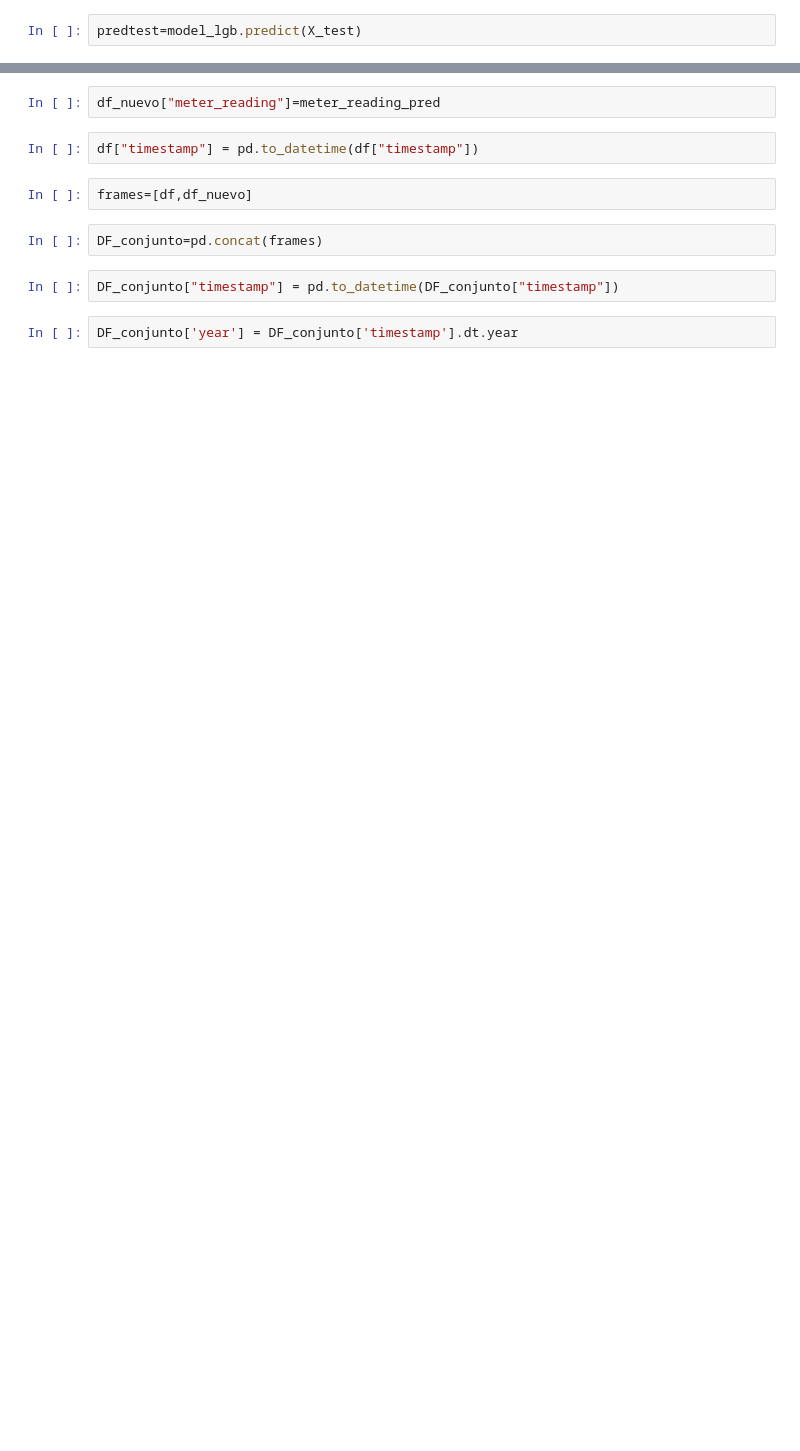
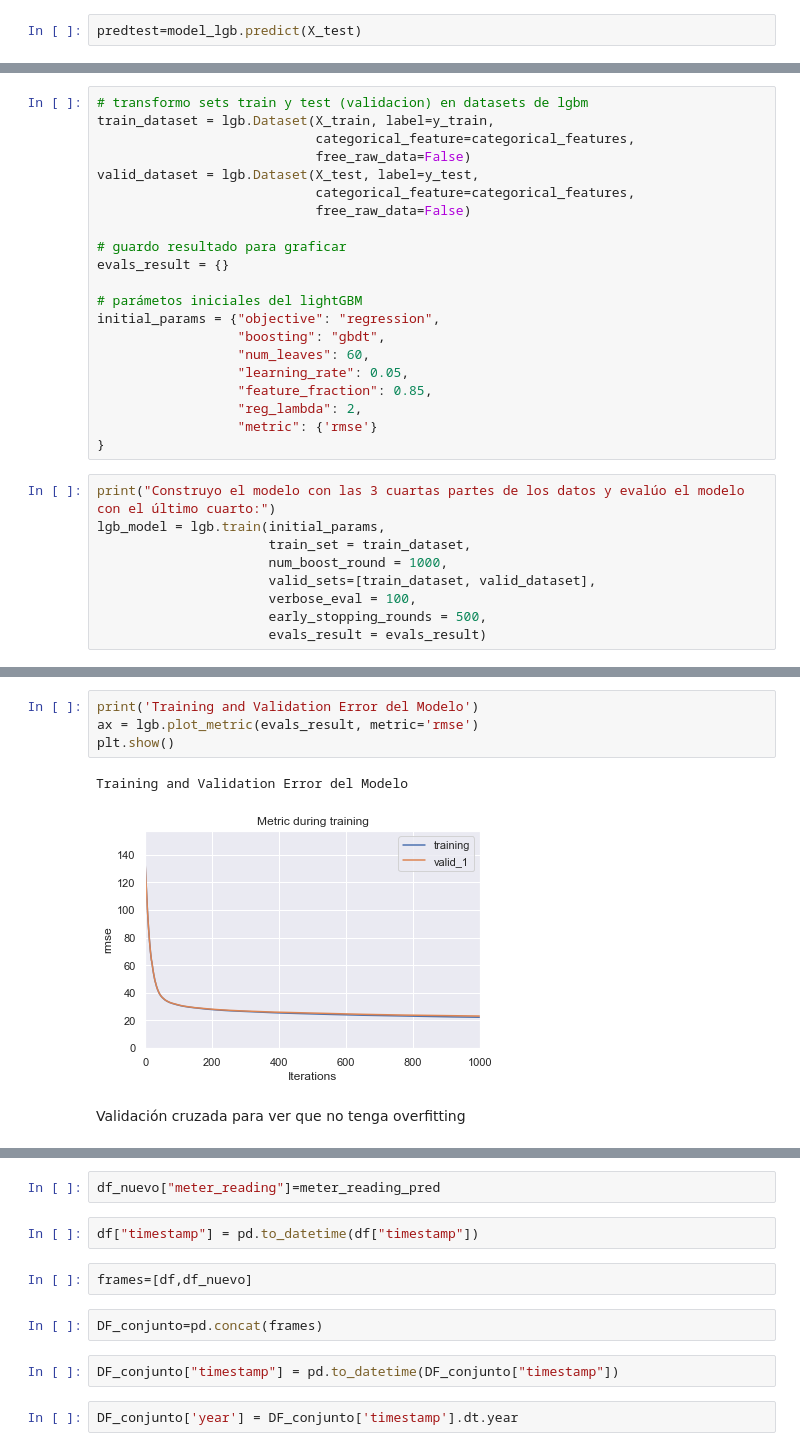
Before and after one commit to arihos/gr6-TP-integrador-DS, a Jupyter notebook: Notebooks/Modelo.ipynb, the cells around one changed output, grey strips where cells are left out. Cells and saved outputs as stored; diff of their text form; blank space fills up the shorter version.

```diff
--- a/Notebooks/Modelo.ipynb
+++ b/Notebooks/Modelo.ipynb
@@ -139,0 +145,30 @@ X_nuevos_datos=df_nuevo.drop(["Unnamed: 0","row_id","building_id","primary_use",
+# %%
+# transformo sets train y test (validacion) en datasets de lgbm
+train_dataset = lgb.Dataset(X_train, label=y_train,
+                            categorical_feature=categorical_features,
+                            free_raw_data=False)
+valid_dataset = lgb.Dataset(X_test, label=y_test,
+                            categorical_feature=categorical_features,
+                            free_raw_data=False)
+
+# guardo resultado para graficar
+evals_result = {}
+
+# parámetos iniciales del lightGBM
+initial_params = {"objective": "regression",
+                  "boosting": "gbdt",
+                  "num_leaves": 60,
+                  "learning_rate": 0.05,
+                  "feature_fraction": 0.85,
+                  "reg_lambda": 2,
+                  "metric": {'rmse'}
+}
+# %%
+print("Construyo el modelo con las 3 cuartas partes de los datos y evalúo el modelo con el último cuarto:")
+lgb_model = lgb.train(initial_params,
+                      train_set = train_dataset,
+                      num_boost_round = 1000,
+                      valid_sets=[train_dataset, valid_dataset],
+                      verbose_eval = 100,
+                      early_stopping_rounds = 500,
+                      evals_result = evals_result)
@@ -139,0 +190,9 @@ X_nuevos_datos=df_nuevo.drop(["Unnamed: 0","row_id","building_id","primary_use",
+# %%
+print('Training and Validation Error del Modelo')
+ax = lgb.plot_metric(evals_result, metric='rmse')
+plt.show()
+# %% [output]
+Training and Validation Error del Modelo
+[figure, added]
+# %% [markdown]
+Validación cruzada para ver que no tenga overfitting
```
Also changed, not shown: parts of 36 cells of this notebook.
